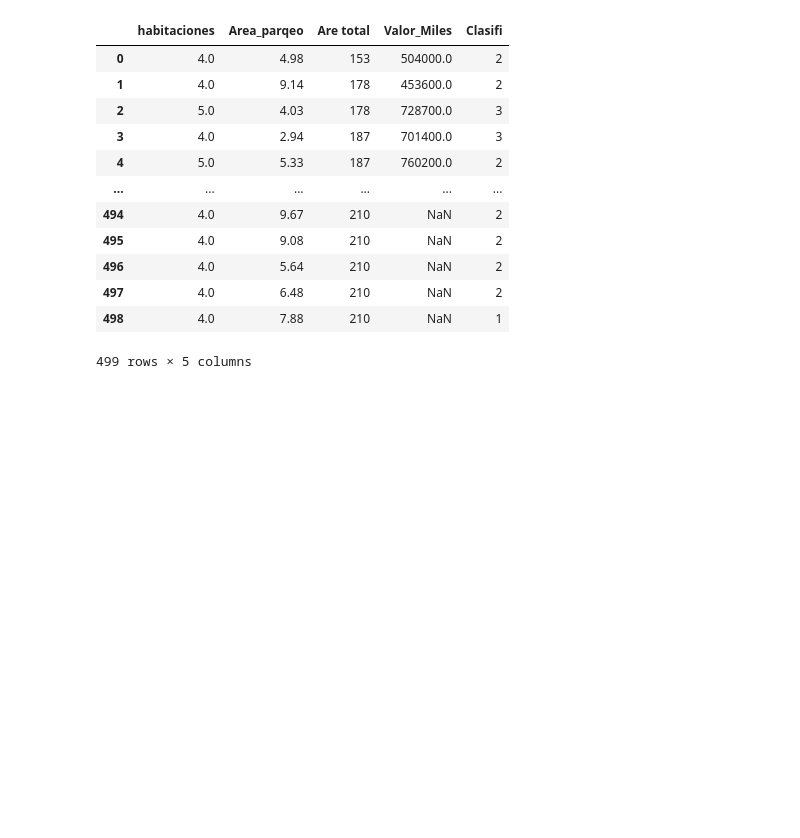
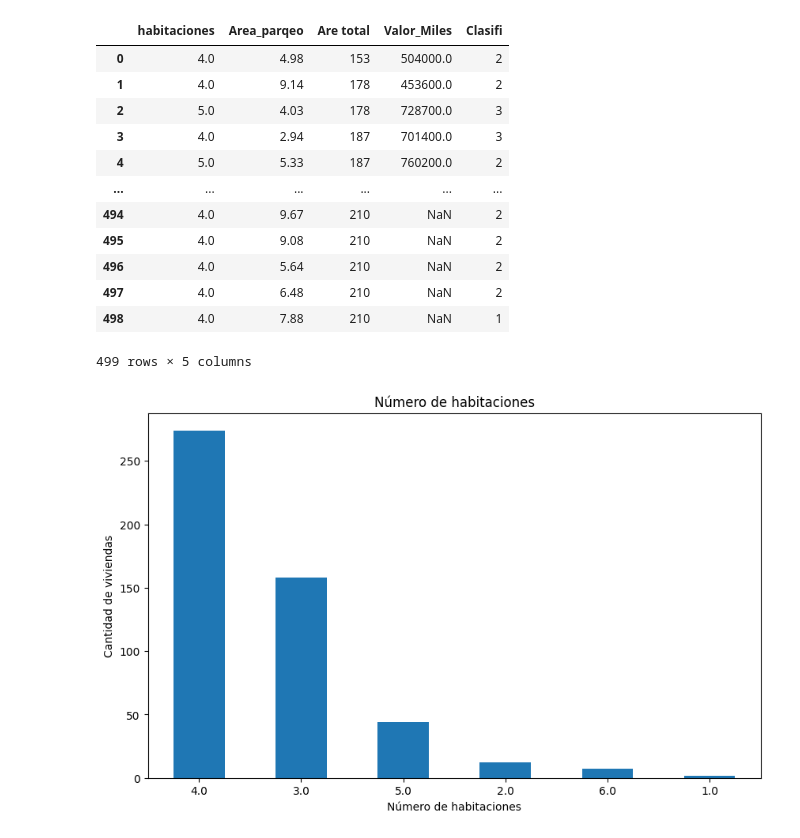
Before and after one commit to jgesc-05/clase-inteligencia-artificial, a Jupyter notebook: EDA.ipynb, the cells around one changed output. Cells and saved outputs as stored; diff of their text form; code cells hidden in the pictures; blank space fills up the shorter version.

```diff
--- a/EDA.ipynb
+++ b/EDA.ipynb
@@ -31,3 +31,19 @@ df
 | 497 | 4.0 | 6.48 | 210 | NaN | 2 |
 | 498 | 4.0 | 7.88 | 210 | NaN | 1 |
 499 rows × 5 columns
+# %%
+# prompt: Crea una gráfica de barras para ver el número de habitaciones
+
+import matplotlib.pyplot as plt
+
+
+# Crear la gráfica de barras
+plt.figure(figsize=(10, 6))  # Ajustar el tamaño de la figura
+df['habitaciones'].value_counts().plot(kind='bar')
+plt.title('Número de habitaciones')
+plt.xlabel('Número de habitaciones')
+plt.ylabel('Cantidad de viviendas')
+plt.xticks(rotation=0)  # Evitar rotación de etiquetas del eje x
+plt.show()
+# %% [output]
+[figure, added]
```
Also changed, not shown: parts of 11 cells of this notebook.
